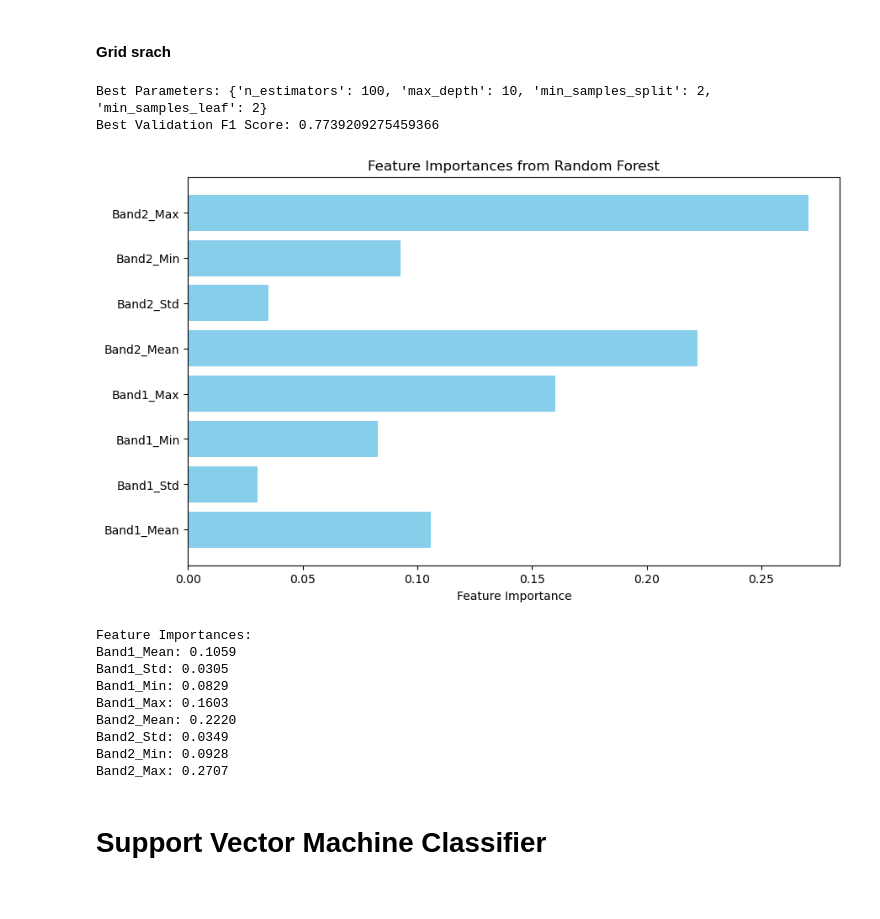
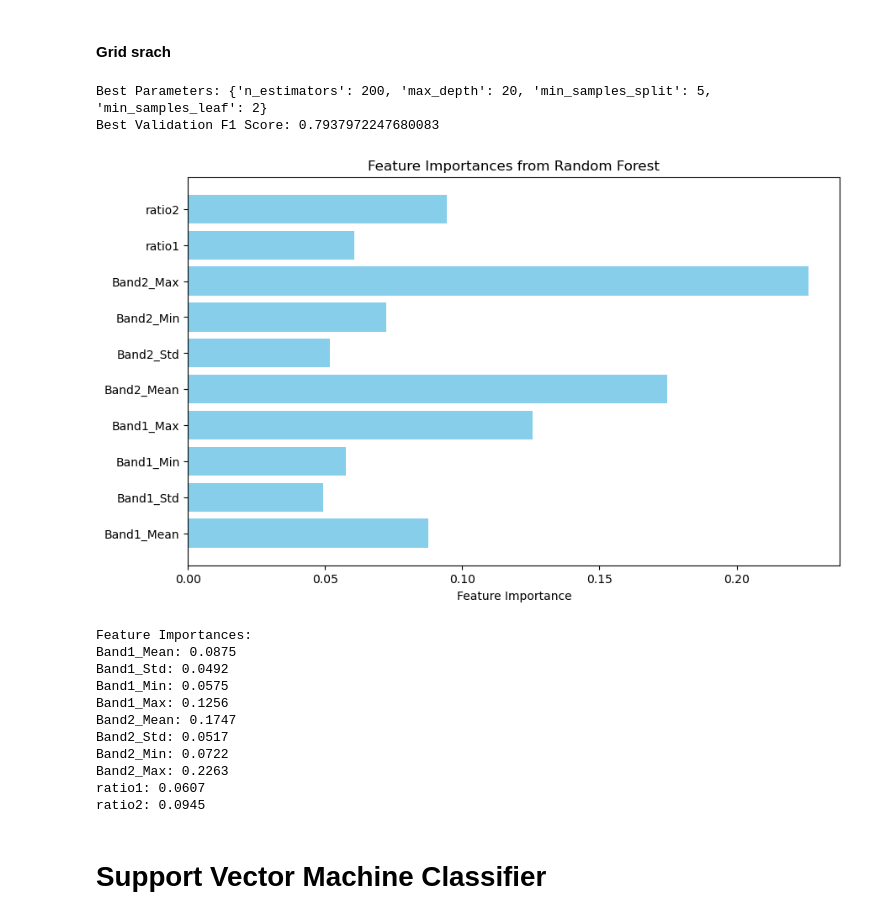
Before and after one commit to raznuss/MarvinBlue, a Jupyter notebook: Forest_Classification_pixel_size_tile.ipynb, the cells around one changed output. Cells and saved outputs as stored; diff of their text form; code cells hidden in the pictures.

```diff
--- a/Forest_Classification_pixel_size_tile.ipynb
+++ b/Forest_Classification_pixel_size_tile.ipynb
@@ -266,38 +266,39 @@ rf_best_params, rf_best_score, rf_best_model, rf_feature_importances = rf_grid_s
 # %%
 print(f"Best Parameters: {rf_best_params}")
 print(f"Best Validation F1 Score: {rf_best_score}")
 
 feature_names = [
     'Band1_Mean', 'Band1_Std', 'Band1_Min', 'Band1_Max',
-    'Band2_Mean', 'Band2_Std', 'Band2_Min', 'Band2_Max',
-
-]
+    'Band2_Mean', 'Band2_Std', 'Band2_Min', 'Band2_Max', 'ratio1' , 'ratio2'
+        ]
 
 if rf_feature_importances is not None:
     # Plotting the feature importances
     plt.figure(figsize=(10, 6))
     plt.barh(feature_names, rf_feature_importances, color='skyblue')
     plt.xlabel('Feature Importance')
     plt.title('Feature Importances from Random Forest')
     plt.show()
 
     # Alternatively, print them with names
     print("Feature Importances:")
     for name, importance in zip(feature_names, rf_feature_importances):
         print(f"{name}: {importance:.4f}")
 # %% [output]
-Best Parameters: {'n_estimators': 100, 'max_depth': 10, 'min_samples_split': 2, 'min_samples_leaf': 2}
-Best Validation F1 Score: 0.7739209275459366
+Best Parameters: {'n_estimators': 200, 'max_depth': 20, 'min_samples_split': 5, 'min_samples_leaf': 2}
+Best Validation F1 Score: 0.7937972247680083
-[figure, old version]
+[figure, new version]
 Feature Importances:
-Band1_Mean: 0.1059
-Band1_Std: 0.0305
-Band1_Min: 0.0829
-Band1_Max: 0.1603
-Band2_Mean: 0.2220
-Band2_Std: 0.0349
-Band2_Min: 0.0928
-Band2_Max: 0.2707
+Band1_Mean: 0.0875
+Band1_Std: 0.0492
+Band1_Min: 0.0575
+Band1_Max: 0.1256
+Band2_Mean: 0.1747
+Band2_Std: 0.0517
+Band2_Min: 0.0722
+Band2_Max: 0.2263
+ratio1: 0.0607
+ratio2: 0.0945
 # %%
 rf_classifier = rf_best_model
 # %% [markdown]
```
Also changed, not shown: parts of 8 cells of this notebook, 4 other files.
